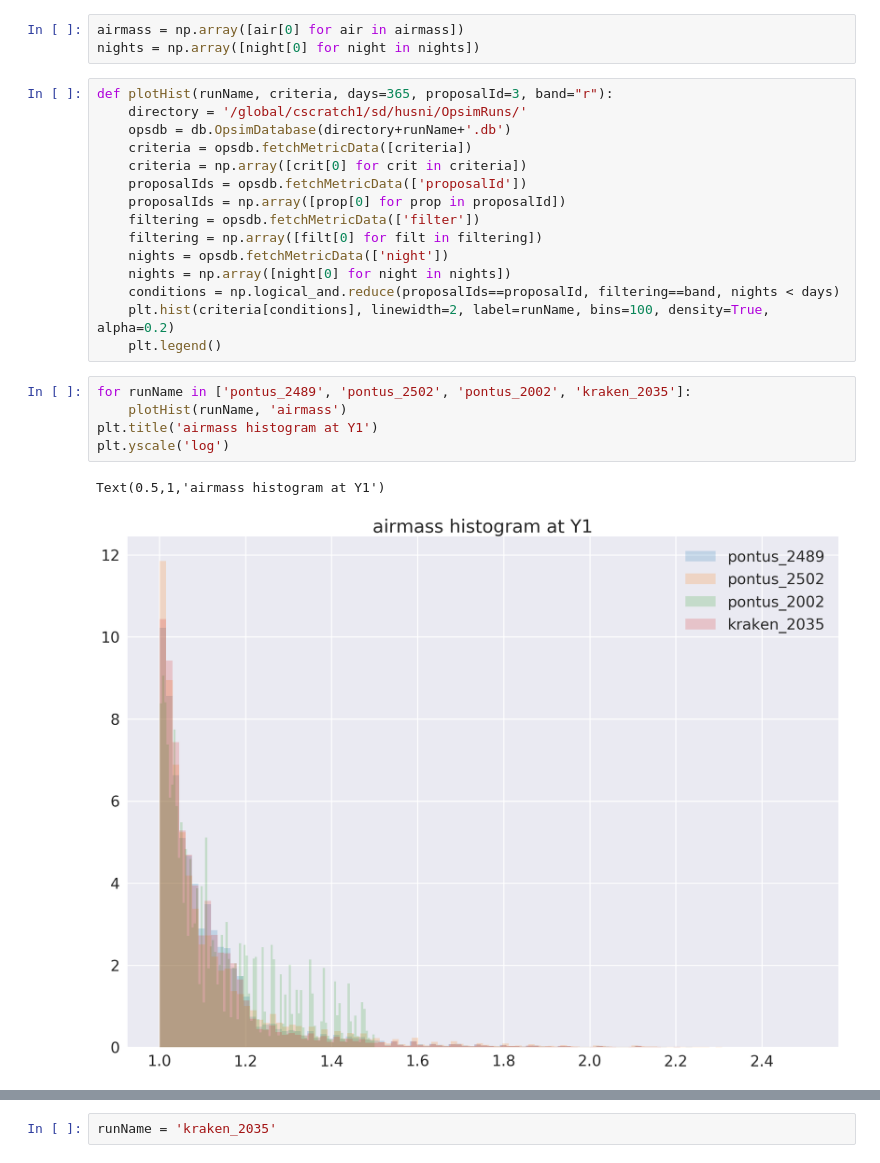
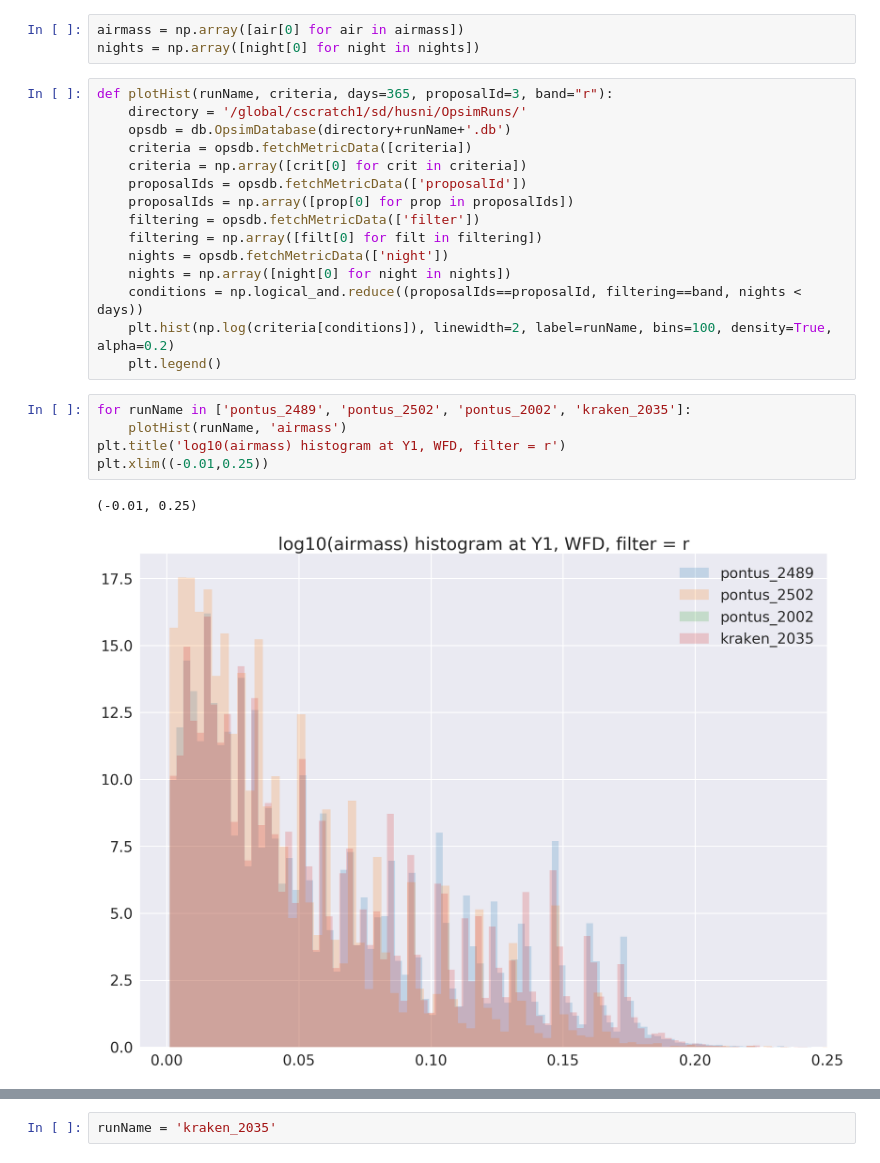
Before and after one commit to hsnee/lsstpsf, a Jupyter notebook: saveDitherPositions.ipynb, the cells around one changed output, grey strips where cells are left out. Saved outputs shown, nothing was run; the diff lists cells and outputs as text.

Commit message:
updating plots

```diff
--- a/saveDitherPositions.ipynb
+++ b/saveDitherPositions.ipynb
@@ -84,22 +84,22 @@ def plotHist(runName, criteria, days=365, proposalId=3, band="r"):
     criteria = opsdb.fetchMetricData([criteria])
     criteria = np.array([crit[0] for crit in criteria])
     proposalIds = opsdb.fetchMetricData(['proposalId'])
-    proposalIds = np.array([prop[0] for prop in proposalId])
+    proposalIds = np.array([prop[0] for prop in proposalIds])
     filtering = opsdb.fetchMetricData(['filter'])
     filtering = np.array([filt[0] for filt in filtering])
     nights = opsdb.fetchMetricData(['night'])
     nights = np.array([night[0] for night in nights])
-    conditions = np.logical_and.reduce(proposalIds==proposalId, filtering==band, nights < days)
-    plt.hist(criteria[conditions], linewidth=2, label=runName, bins=100, density=True, alpha=0.2)
+    conditions = np.logical_and.reduce((proposalIds==proposalId, filtering==band, nights < days))
+    plt.hist(np.log(criteria[conditions]), linewidth=2, label=runName, bins=100, density=True, alpha=0.2)
     plt.legend()
 # %%
 for runName in ['pontus_2489', 'pontus_2502', 'pontus_2002', 'kraken_2035']:
     plotHist(runName, 'airmass')
-plt.title('airmass histogram at Y1')
-plt.yscale('log')
+plt.title('log10(airmass) histogram at Y1, WFD, filter = r')
+plt.xlim((-0.01,0.25))
 # %% [output]
-Text(0.5,1,'airmass histogram at Y1')
+(-0.01, 0.25)
-[figure, old version]
+[figure, new version]
 # %%
 for runName in ['pontus_2489', 'pontus_2502', 'pontus_2002', 'kraken_2035']:
     plotHist(runName, 'airmass', days=50000)
```
Also changed, not shown: parts of 6 cells of this notebook.
